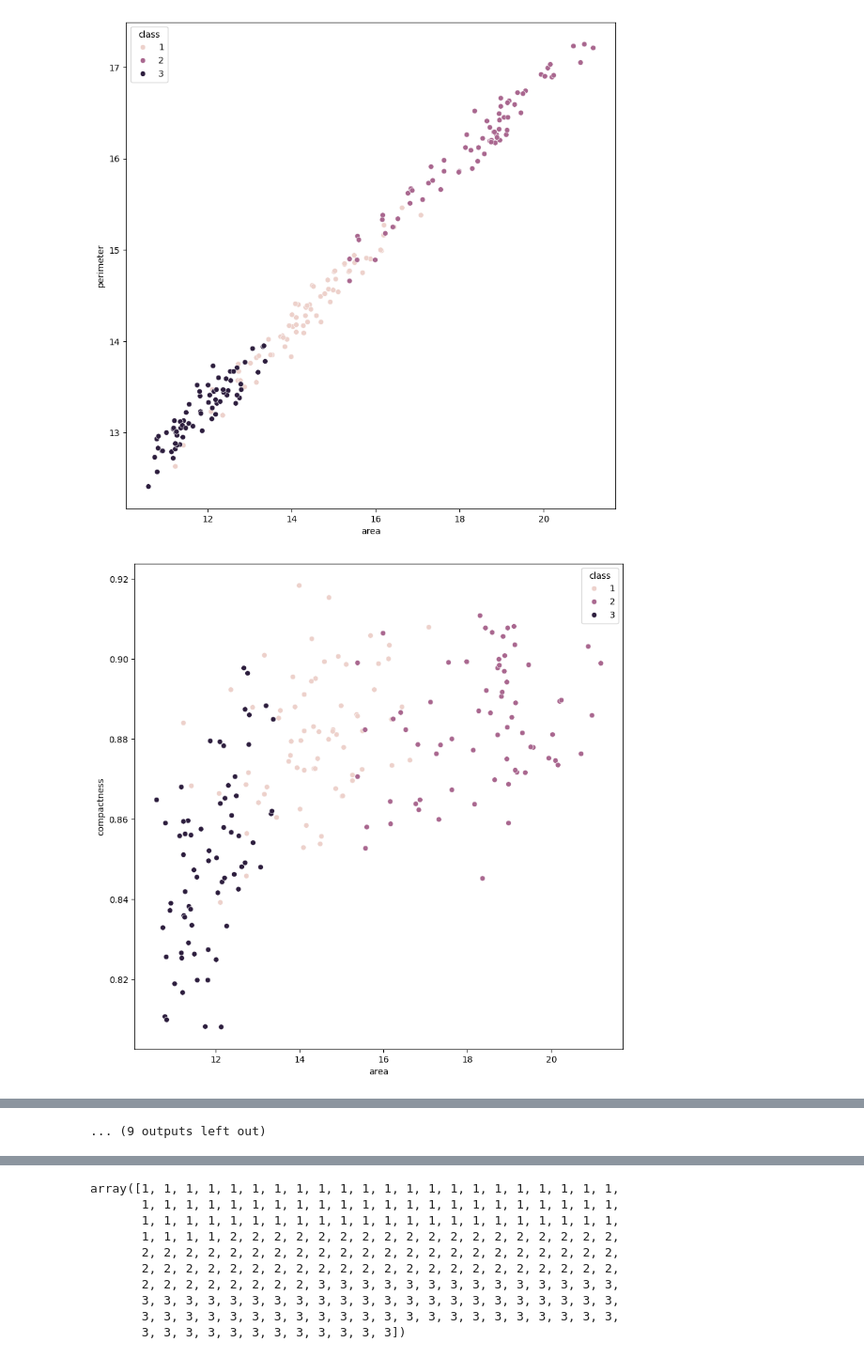
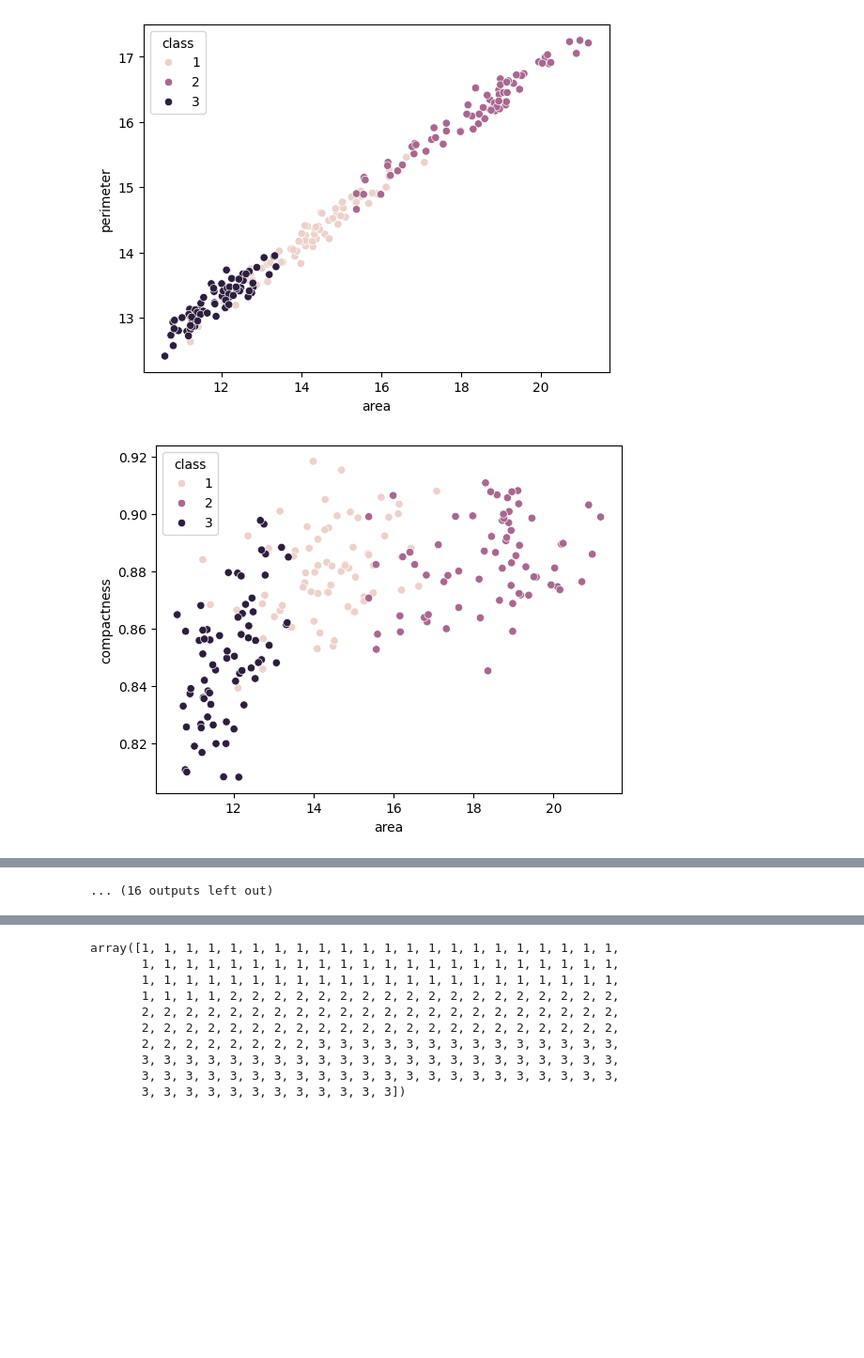
Before and after one commit to NavedAFK/K-meansClustering, a Jupyter notebook: KMeansClustering.ipynb, the cells around one changed output, grey strips where cells are left out. Shown at 94% size. Drawn from its saved outputs; the diff is of its cells as text; code cells hidden in the pictures; blank space fills up the shorter version.

```diff
--- a/KMeansClustering.ipynb
+++ b/KMeansClustering.ipynb
@@ -25,11 +22,12 @@ df
 # %%
-for i in range(len(cols)-1):
-  for j in range(i+1, len(cols)-1):
-    x_label = cols[i]
-    y_label = cols[j]
-    plt.figure(figsize=(10,10))
-    sns.scatterplot(x = x_label, y = y_label, data = df, hue = 'class')
+for i in range(len(df.columns)-1):
+  for j in range(i+1,len(df.columns)):
+    x= df.columns[i]
+    y= df.columns[j]
+    sns.scatterplot(x = x,y = y,hue= 'class',data =df)
+    plt.xlabel(df.columns[i])
+    plt.ylabel(df.columns[j])
     plt.show()
 # %% [output]
-[figure, old version]
+[figure, new version]
-[figure, old version]
+[figure, new version]
@@ -46 +44 @@ for i in range(len(cols)-1):
-... (9 outputs left out)
+... (16 outputs left out)
```
Also changed, not shown: parts of 27 cells of this notebook.
